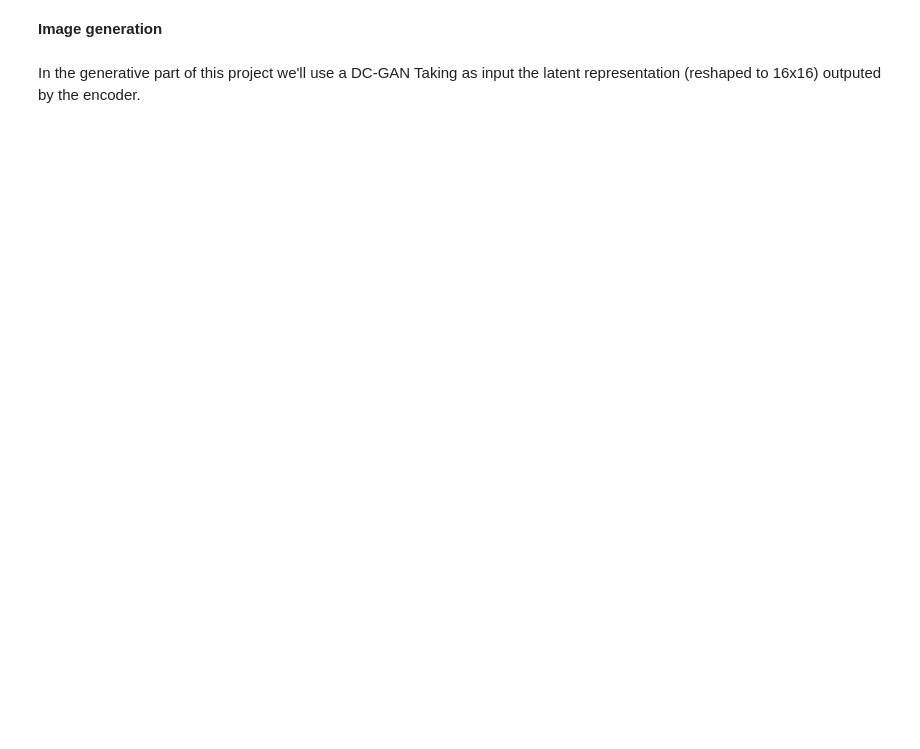
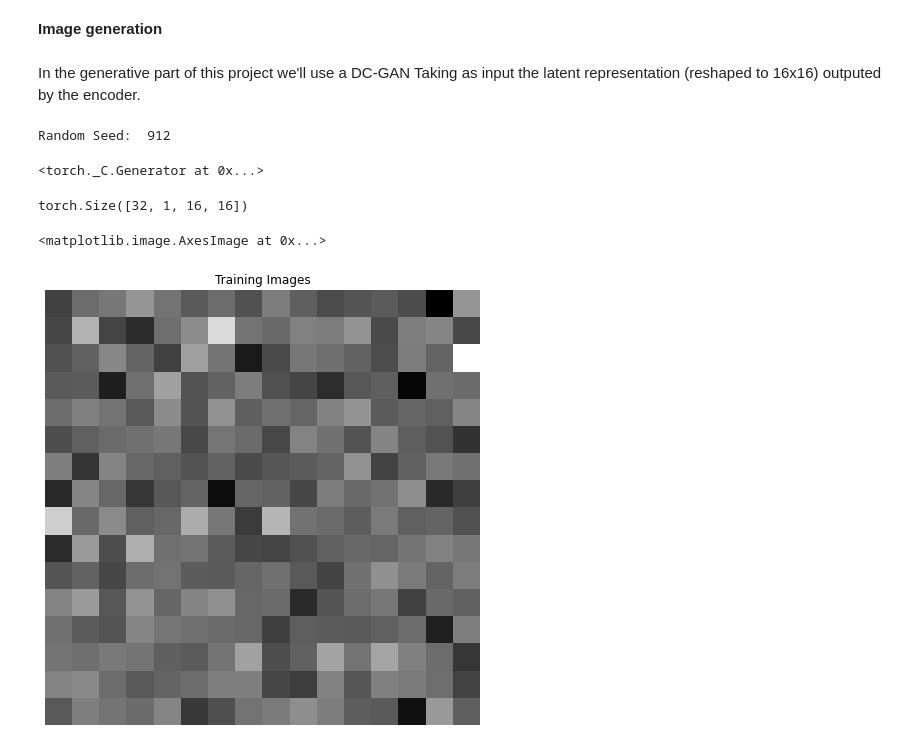
Before and after one commit to Booss3my/Ganimons, a Jupyter notebook: Ganimals.ipynb, the cells around one changed output. Cells and saved outputs as stored; diff of their text form; code cells hidden in the pictures; blank space fills up the shorter version.

```diff
--- a/Ganimals.ipynb
+++ b/Ganimals.ipynb
@@ -130,6 +128,8 @@ def upsamp(img,size):
 **Apply preprocessing to all images then save them in a new folder**
 # %%
 files_=os.listdir(dir)
+size=96 #size
+
 
 for path in files_:
   if os.path.isfile(dir+"/"+path):
@@ -374,3 +398,50 @@ torch.save(model.state_dict(), save_file)
 **Image generation**
 # %% [markdown]
 In the generative part of this project we'll use a DC-GAN Taking as input the latent representation (reshaped to 16x16) outputed by the encoder.
+# %%
+
+
+# Set random seed for reproducibility
+manualSeed = 912
+Gsize=16
+#manualSeed = random.randint(1, 10000) # use if you want new results
+print("Random Seed: ", manualSeed)
+random.seed(manualSeed)
+torch.manual_seed(manualSeed)
+# %% [output]
+Random Seed:  912
+<torch._C.Generator at 0x...>
+# %%
+class EncodedDataset(Dataset):
+  def __init__(self,enc_matrix,transform=None):
+
+    self.enc_matrix=enc_matrix #matrix np array with data as rows
+    self.transform=transform
+  def __len__(self):
+    return self.enc_matrix.shape[0]
+
+  def __getitem__(self,idx):
+    Gsize=int(np.sqrt(self.enc_matrix.shape[1]))
+    image=self.enc_matrix[idx].reshape(Gsize,Gsize,1)
+
+    if self.transform:
+          image = self.transform(image)
+    return image
+
+
+dataset = EncodedDataset(enc_matrix=encoded_data, transform=transforms.Compose([transforms.ToTensor(),transforms.Normalize((0.5), (0.5))]))
+Dataloader= torch.utils.data.DataLoader(dataset, batch_size=batch_size,
+                                         shuffle=True, num_workers=2)
+# %%
+import torchvision.utils as vutils
+# Plot some training images
+real_batch = next(iter(Dataloader))
+print(real_batch.shape)
+plt.figure(figsize=(8,8))
+plt.axis("off")
+plt.title("Training Images")
+plt.imshow(np.transpose(vutils.make_grid(real_batch[0].to(device)[:64], padding=2, normalize=True).cpu(),(1,2,0)))
+# %% [output]
+torch.Size([32, 1, 16, 16])
+<matplotlib.image.AxesImage at 0x...>
+[figure, added]
```
Also changed, not shown: parts of 28 cells of this notebook.
